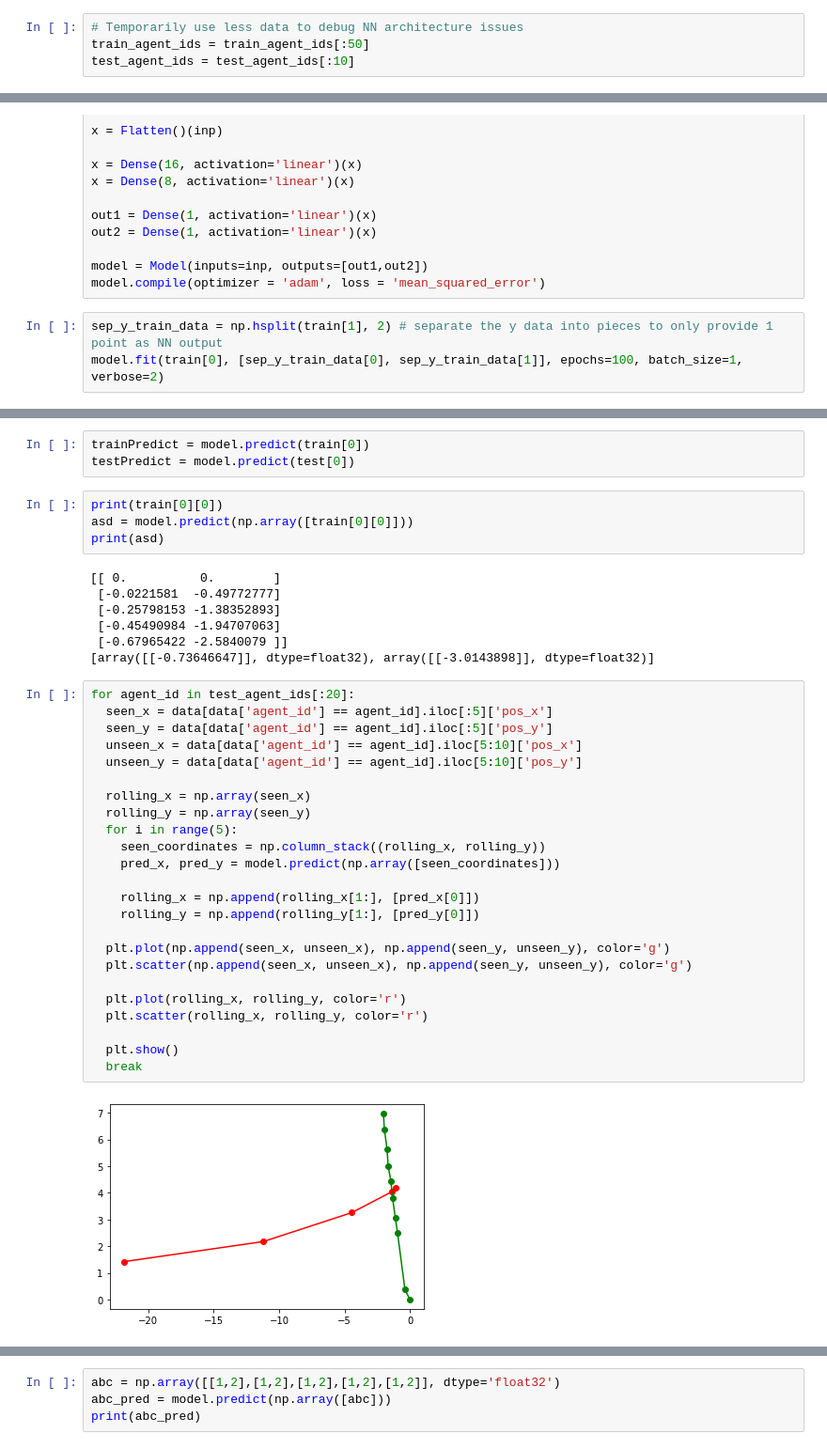
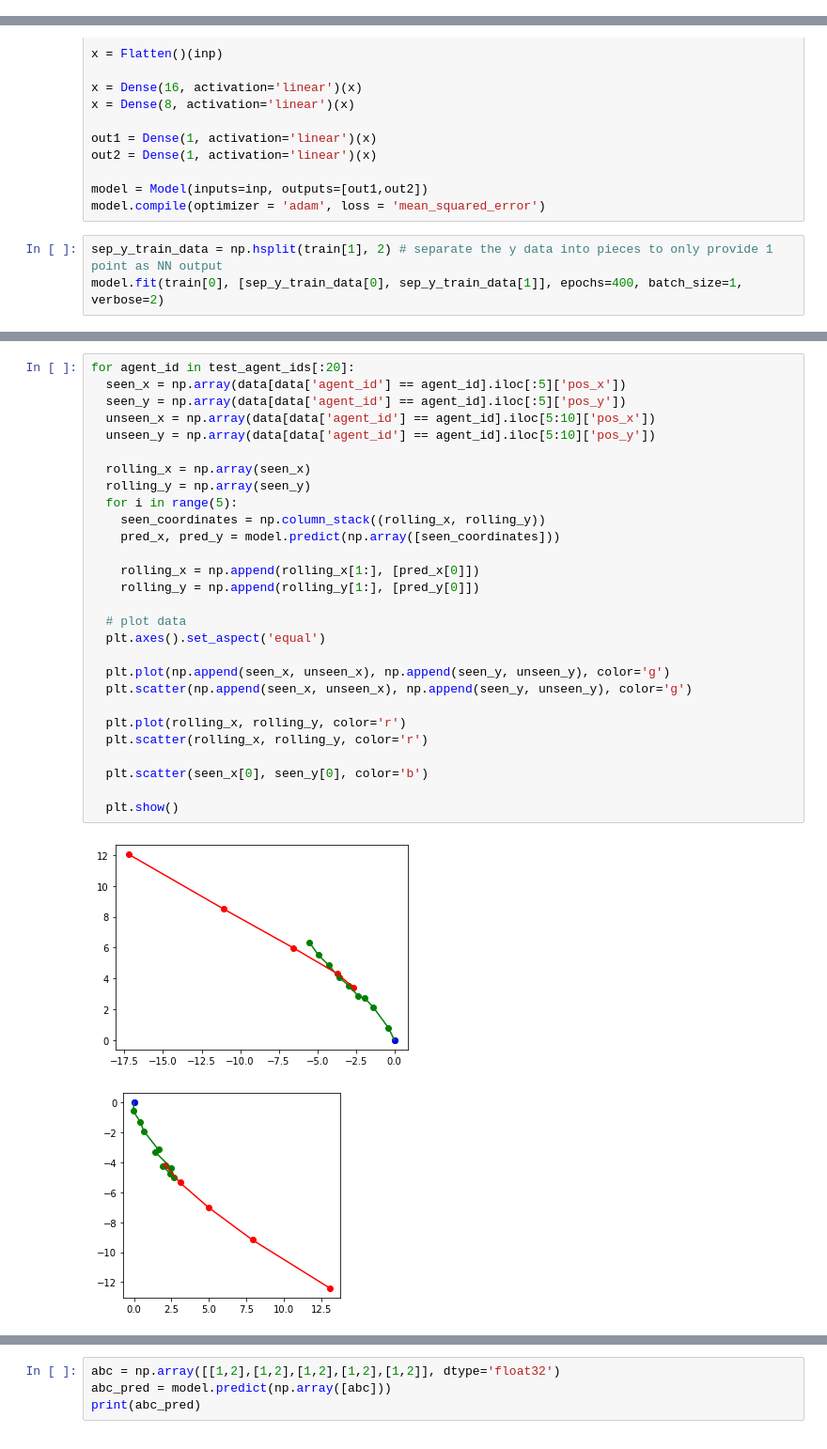
Before and after one commit to karlriis/trajectory-forecasting, a Jupyter notebook: Edinburgh_NN_over_all_data.ipynb, the cells around one changed output, grey strips where cells are left out. Shown at 94% size. Drawn from its saved outputs; the diff is of its cells as text.

```diff
--- a/Edinburgh_NN_over_all_data.ipynb
+++ b/Edinburgh_NN_over_all_data.ipynb
@@ -66,10 +66,6 @@ data = data[['index', 'agent_id', 'pos_x', 'pos_y']]
 # %%
 from sklearn.model_selection import train_test_split
 train_agent_ids, test_agent_ids = train_test_split(agent_ids, test_size=0.2)
-# %%
-# Temporarily use less data to debug NN architecture issues
-train_agent_ids = train_agent_ids[:50]
-test_agent_ids = test_agent_ids[:10]
 # %% [markdown]
 ### Helper functions
 # %%
@@ -123,5 +113,5 @@ model = Model(inputs=inp, outputs=[out1,out2])
 model.compile(optimizer = 'adam', loss = 'mean_squared_error')
 # %%
 sep_y_train_data = np.hsplit(train[1], 2) # separate the y data into pieces to only provide 1 point as NN output
-model.fit(train[0], [sep_y_train_data[0], sep_y_train_data[1]], epochs=100, batch_size=1, verbose=2)
+model.fit(train[0], [sep_y_train_data[0], sep_y_train_data[1]], epochs=400, batch_size=1, verbose=2)
 # %% [output]
@@ -157,40 +142,31 @@ Test Score: 0.26 MSE (0.51 RMSE)
-# %%
-trainPredict = model.predict(train[0])
-testPredict = model.predict(test[0])
-# %%
-print(train[0][0])
-asd = model.predict(np.array([train[0][0]]))
-print(asd)
-# %% [output]
-[[ 0.          0.        ]
- [-0.0221581  -0.49772777]
- [-0.25798153 -1.38352893]
- [-0.45490984 -1.94707063]
- [-0.67965422 -2.5840079 ]]
-[array([[-0.73646647]], dtype=float32), array([[-3.0143898]], dtype=float32)]
 # %%
 for agent_id in test_agent_ids[:20]:
-  seen_x = data[data['agent_id'] == agent_id].iloc[:5]['pos_x']
-  seen_y = data[data['agent_id'] == agent_id].iloc[:5]['pos_y']
-  unseen_x = data[data['agent_id'] == agent_id].iloc[5:10]['pos_x']
-  unseen_y = data[data['agent_id'] == agent_id].iloc[5:10]['pos_y']
+  seen_x = np.array(data[data['agent_id'] == agent_id].iloc[:5]['pos_x'])
+  seen_y = np.array(data[data['agent_id'] == agent_id].iloc[:5]['pos_y'])
+  unseen_x = np.array(data[data['agent_id'] == agent_id].iloc[5:10]['pos_x'])
+  unseen_y = np.array(data[data['agent_id'] == agent_id].iloc[5:10]['pos_y'])
 
   rolling_x = np.array(seen_x)
   rolling_y = np.array(seen_y)
   for i in range(5):
     seen_coordinates = np.column_stack((rolling_x, rolling_y))
     pred_x, pred_y = model.predict(np.array([seen_coordinates]))
 
     rolling_x = np.append(rolling_x[1:], [pred_x[0]])
     rolling_y = np.append(rolling_y[1:], [pred_y[0]])
 
+  # plot data
+  plt.axes().set_aspect('equal')
+
   plt.plot(np.append(seen_x, unseen_x), np.append(seen_y, unseen_y), color='g')
   plt.scatter(np.append(seen_x, unseen_x), np.append(seen_y, unseen_y), color='g')
 
   plt.plot(rolling_x, rolling_y, color='r')
   plt.scatter(rolling_x, rolling_y, color='r')
 
+  plt.scatter(seen_x[0], seen_y[0], color='b')
+
   plt.show()
-  break
 # %% [output]
-[figure, old version]
+[figure, new version]
+[figure, added]
```
Also changed, not shown: parts of 6 cells of this notebook.
